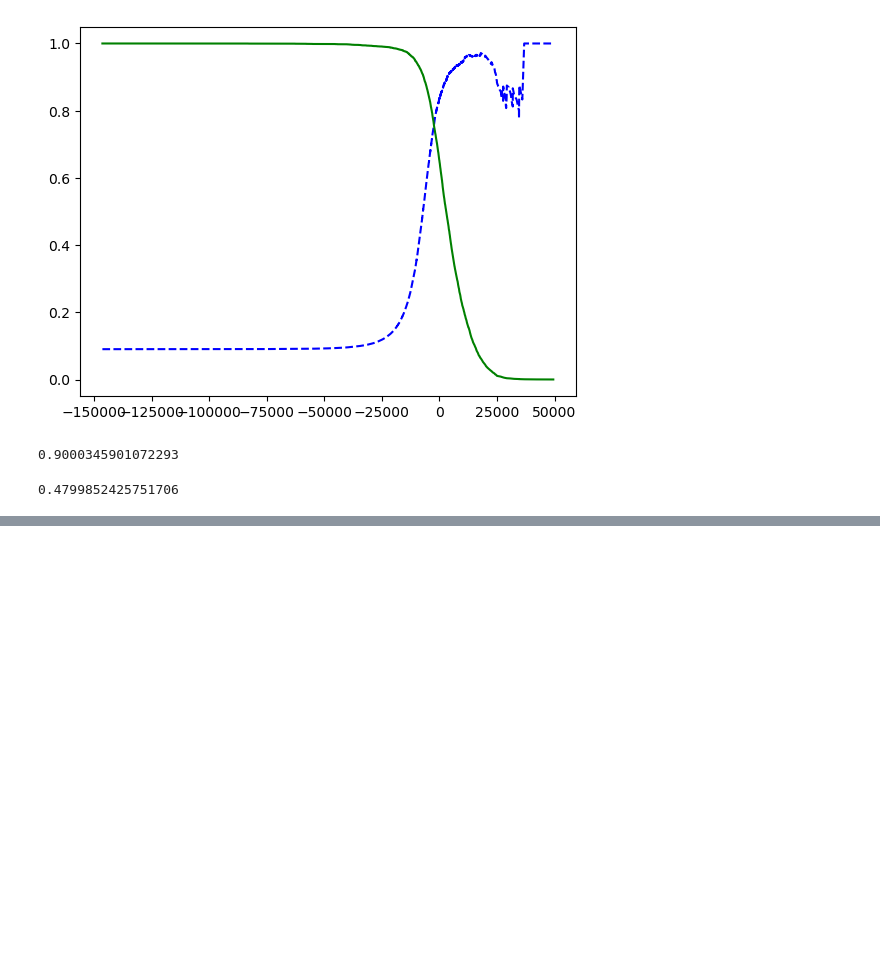
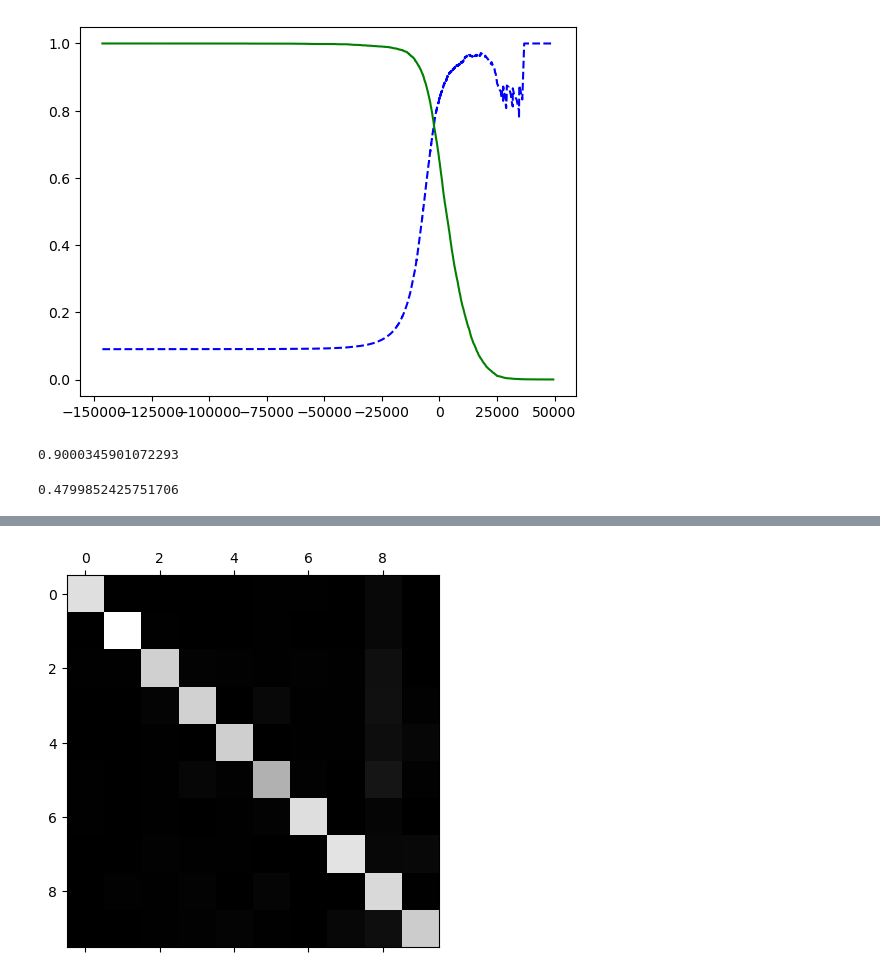
Before and after one commit to AnimeshM21/learnML, a Jupyter notebook: Chapter_3.ipynb, the cells around one changed output, grey strips where cells are left out. Saved outputs shown, nothing was run; the diff lists cells and outputs as text; code cells hidden in the pictures; blank space fills up the shorter version.

```diff
--- a/Chapter_3.ipynb
+++ b/Chapter_3.ipynb
@@ -216,0 +334,2 @@ recall_score(y_train_5,y_train_pred_90)
+# %%
+sgd_clf.fit(X_train,y_train)
@@ -216,0 +353,5 @@ recall_score(y_train_5,y_train_pred_90)
+# %%
+from sklearn.preprocessing import StandardScaler
+scaler = StandardScaler()
+X_train_scaled = scaler.fit_transform(X_train.astype(np.float64))
+cross_val_score(sgd_clf,X_train_scaled,y_train,cv=3,scoring="accuracy")
@@ -216,0 +360,4 @@ recall_score(y_train_5,y_train_pred_90)
+# %%
+y_train_pred = cross_val_predict(sgd_clf,X_train_scaled,y_train,cv=3)
+# %%
+conf_mx = confusion_matrix(y_train,y_train_pred)
@@ -216,0 +377,8 @@ recall_score(y_train_5,y_train_pred_90)
+# %%
+plt.matshow(conf_mx,cmap=plt.cm.gray)
+plt.show()
+# Since most images are on the main diagonal which means that they are classified corrcetly.
+# The 5s looks slightly darker than the other digits, which could mean that there are fewer
+# images of 5s in the dataset or that the classsifier does not perform as well on 5s as on other digits.
+# %% [output]
+[figure, added]
```
Also changed, not shown: parts of 58 cells of this notebook, 3 other files.
